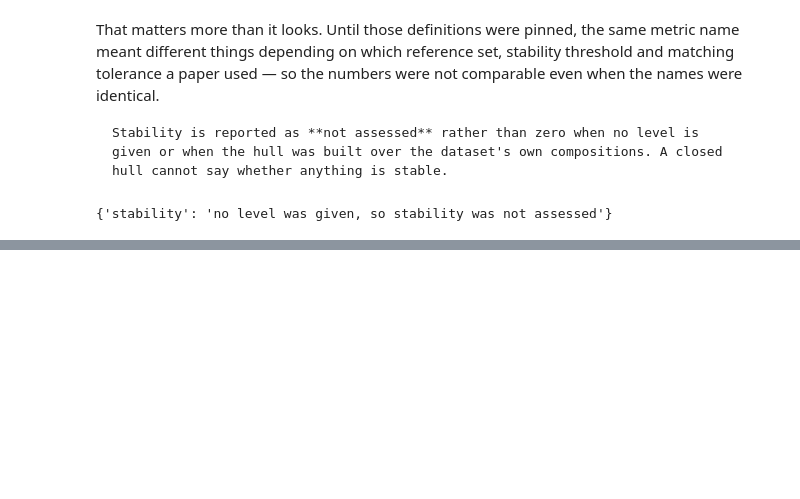
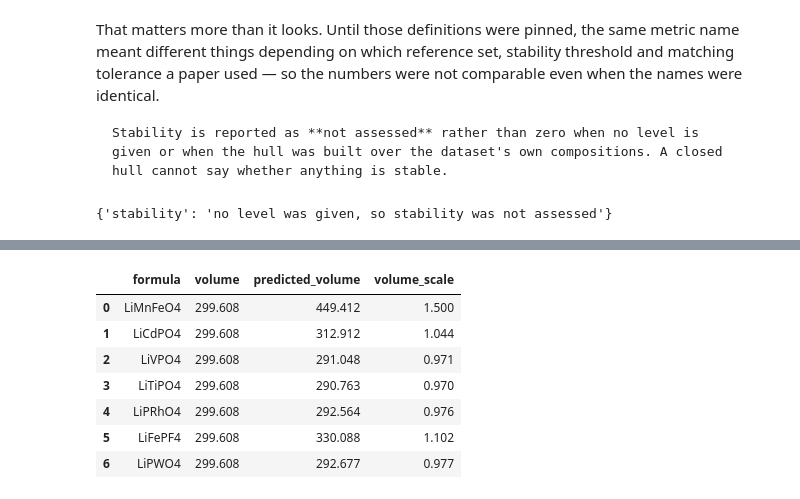
Before and after one commit to omicverse/matverse, a Jupyter notebook: matverse_guide/docs/tutorials/beyond_one_number.ipynb, the cells around one changed output, grey strips where cells are left out. Saved outputs shown, nothing was run; the diff lists cells and outputs as text; code cells hidden in the pictures; blank space fills up the shorter version.

```diff
--- a/matverse_guide/docs/tutorials/beyond_one_number.ipynb
+++ b/matverse_guide/docs/tutorials/beyond_one_number.ipynb
@@ -777,0 +828,12 @@ predicting what you have not computed, and choosing what to compute next.
+# %%
+mv.pp.predict_volume(proposed)
+proposed.obs[["formula", "volume", "predicted_volume", "volume_scale"]].round(3)
+# %% [output]
+|  | formula | volume | predicted_volume | volume_scale |
+| 0 | LiMnFeO4 | 299.608 | 449.412 | 1.500 |
+| 1 | LiCdPO4 | 299.608 | 312.912 | 1.044 |
+| 2 | LiVPO4 | 299.608 | 291.048 | 0.971 |
+| 3 | LiTiPO4 | 299.608 | 290.763 | 0.970 |
+| 4 | LiPRhO4 | 299.608 | 292.564 | 0.976 |
+| 5 | LiFePF4 | 299.608 | 330.088 | 1.102 |
+| 6 | LiPWO4 | 299.608 | 292.677 | 0.977 |
```
Also changed, not shown: parts of 7 cells of this notebook, 11 other files.
